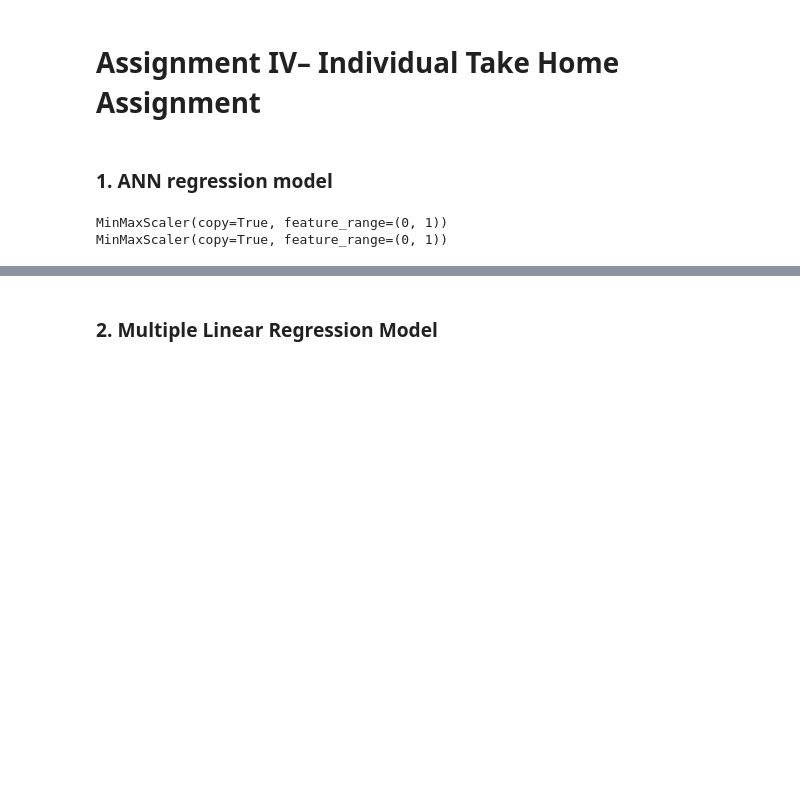
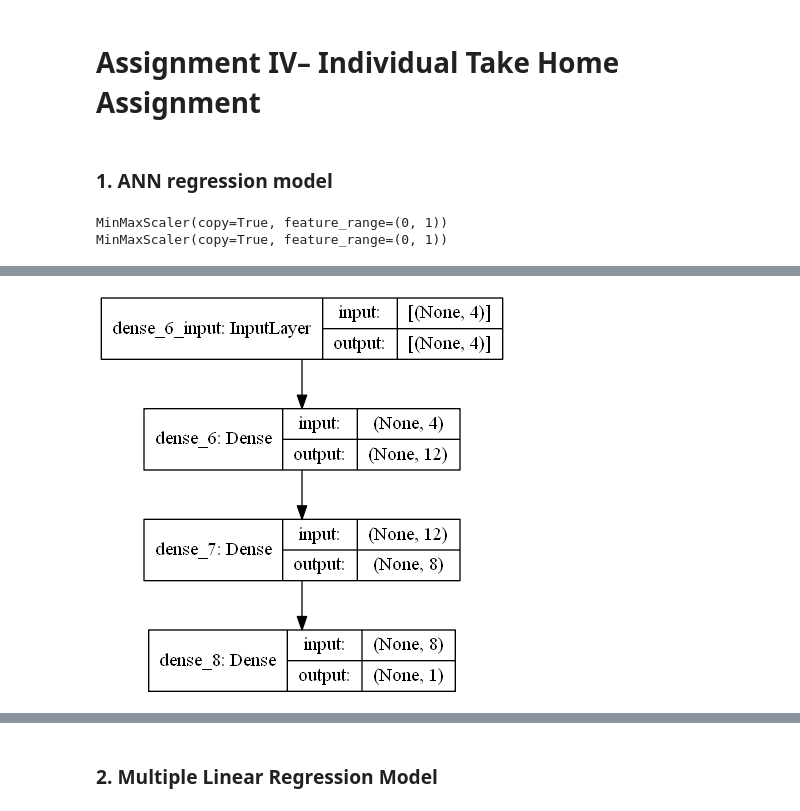
Before and after one commit to r3babba/ANN-vs-Classical, a Jupyter notebook: Assignment IV– Individual Take Home Assignment/Assignment IV– Code.ipynb, the cells around one changed output, grey strips where cells are left out. Saved outputs shown, nothing was run; the diff lists cells and outputs as text; code cells hidden in the pictures; blank space fills up the shorter version.

```diff
--- a/Assignment IV– Individual Take Home Assignment/Assignment IV– Code.ipynb
+++ b/Assignment IV– Individual Take Home Assignment/Assignment IV– Code.ipynb
@@ -89,3 +94,9 @@ Epoch 150/150
+# %%
+from tensorflow.keras.utils import plot_model
+#Vizualize Model
+plot_model(model, to_file='ANN_model.png', show_shapes=True, show_layer_names=True, expand_nested=True)
+# %% [output]
+[figure, added]
 # %%
 print(history.history.keys())
 # plotting loss function with epoch
```
Also changed, not shown: parts of 7 cells of this notebook, 9 other files.
